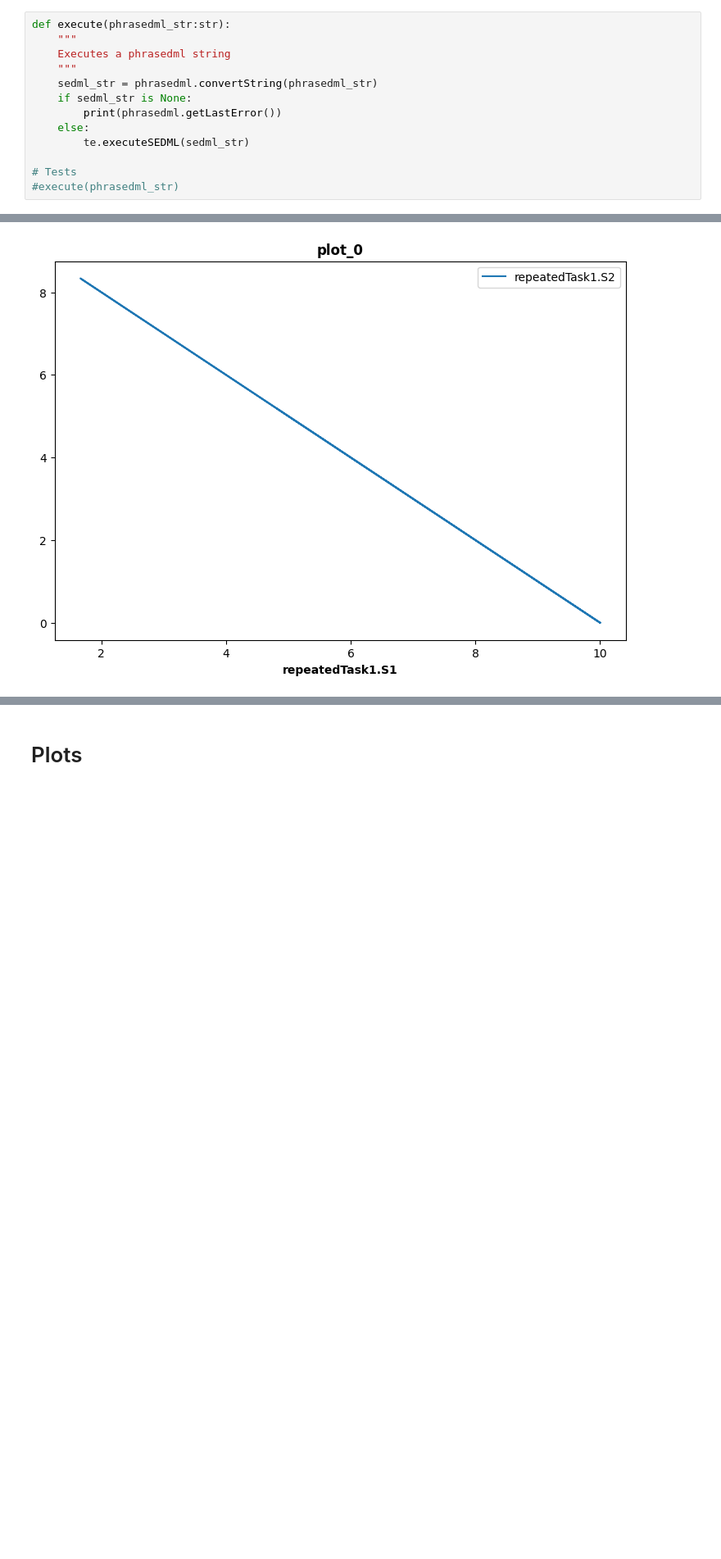
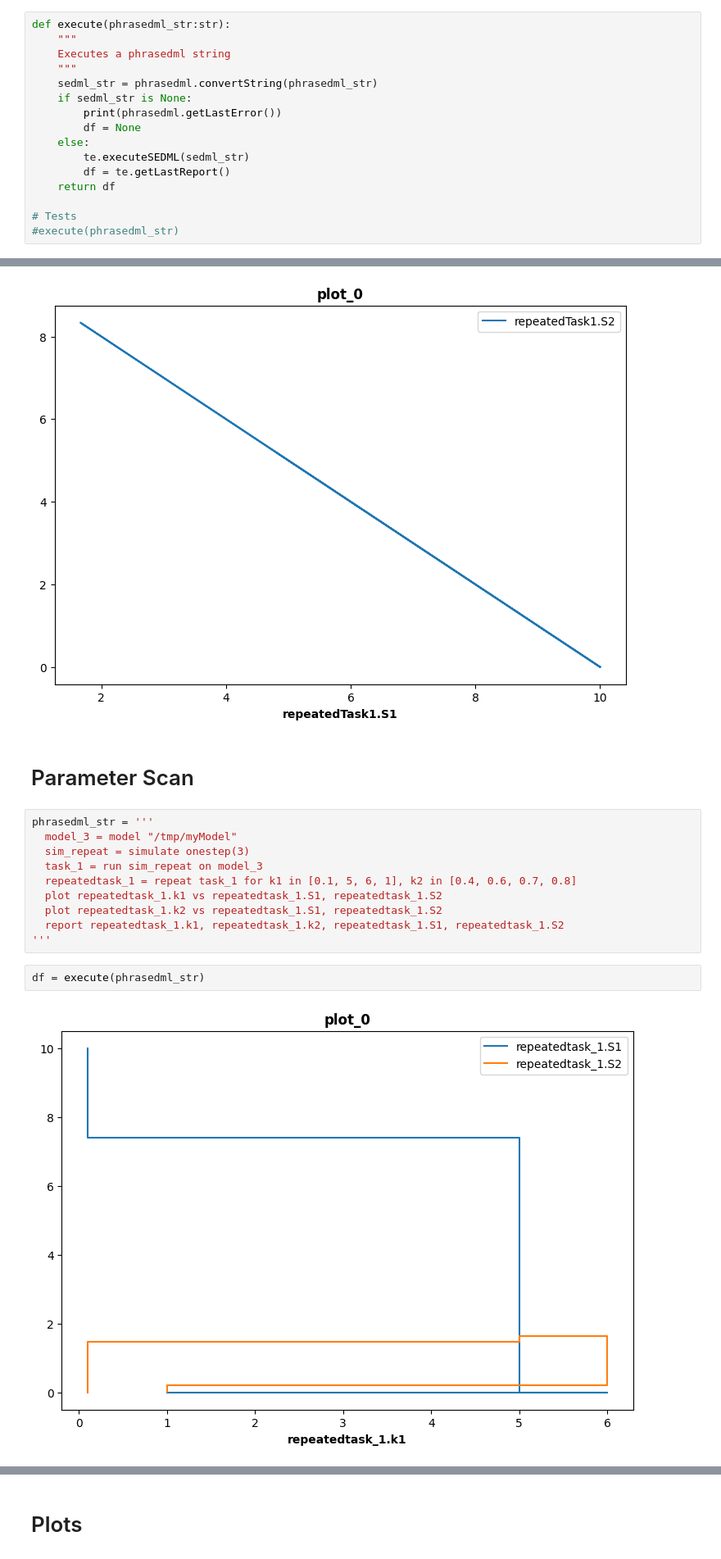
Before and after one commit to sys-bio/SimpleSEDML, a Jupyter notebook: notebooks/explore_sedml.ipynb, the cells around one changed output, grey strips where cells are left out. Shown: that part at 82% size. Cells and saved outputs as stored; diff of their text form; blank space fills up the shorter version.

Commit message:
Progress on SingleModelParameterScan

```diff
--- a/notebooks/explore_sedml.ipynb
+++ b/notebooks/explore_sedml.ipynb
@@ -14,8 +14,11 @@ def execute(phrasedml_str:str):
     sedml_str = phrasedml.convertString(phrasedml_str)
     if sedml_str is None:
         print(phrasedml.getLastError())
+        df = None
     else:
         te.executeSEDML(sedml_str)
+        df = te.getLastReport()
+    return df
 
 # Tests
 #execute(phrasedml_str)
@@ -335,3 +342,19 @@ else:
   </listOfOutputs>
 </sedML>
 [figure]
+# %% [markdown]
+# Parameter Scan
+# %%
+phrasedml_str = '''
+  model_3 = model "/tmp/myModel"
+  sim_repeat = simulate onestep(3)
+  task_1 = run sim_repeat on model_3
+  repeatedtask_1 = repeat task_1 for k1 in [0.1, 5, 6, 1], k2 in [0.4, 0.6, 0.7, 0.8]
+  plot repeatedtask_1.k1 vs repeatedtask_1.S1, repeatedtask_1.S2
+  plot repeatedtask_1.k2 vs repeatedtask_1.S1, repeatedtask_1.S2
+  report repeatedtask_1.k1, repeatedtask_1.k2, repeatedtask_1.S1, repeatedtask_1.S2
+'''
+# %%
+df = execute(phrasedml_str)
+# %% [output]
+[figure, added]
```
Also changed, not shown: parts of 3 cells of this notebook, 11 other files.
